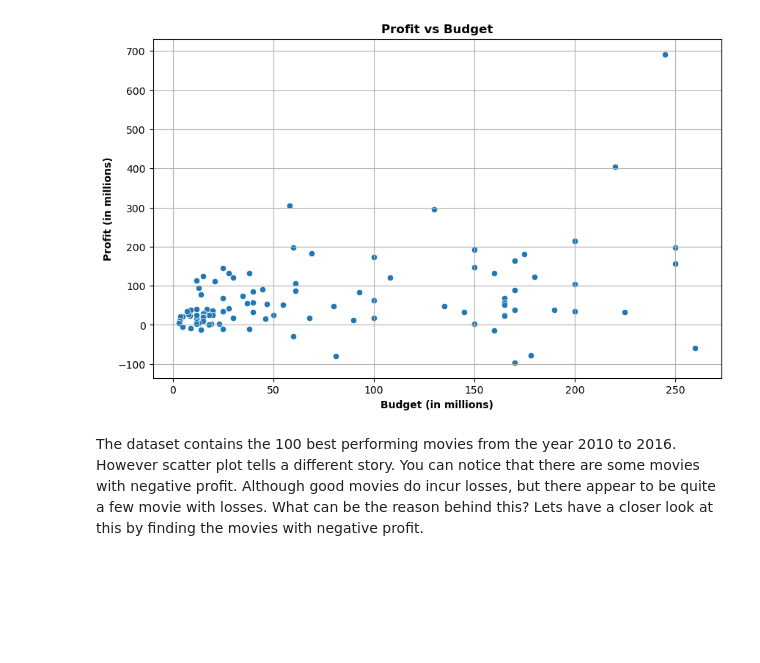
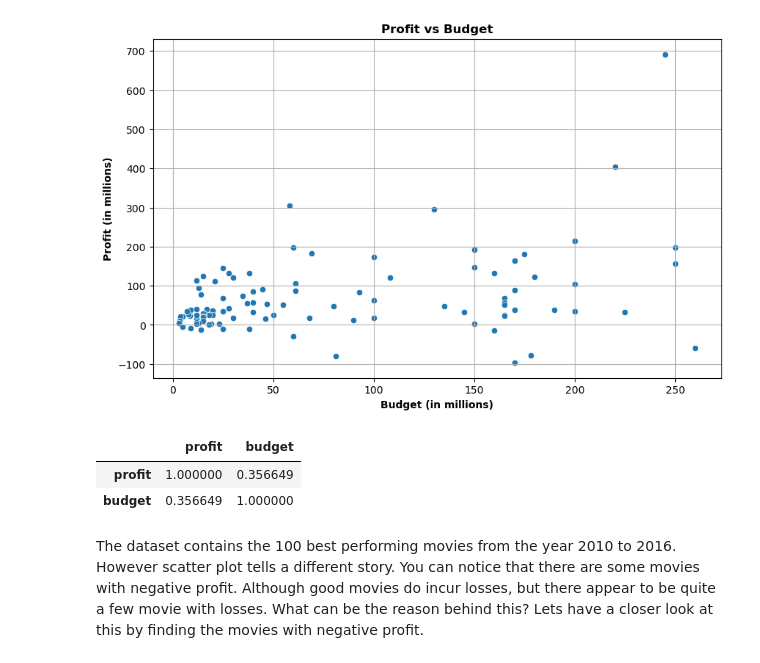
Before and after one commit to khaiwalVikrant/ai_ml_practice, a Jupyter notebook: Visualization_movie_data/IMDb_EDA.ipynb, the cells around one changed output. Cells and saved outputs as stored; diff of their text form; code cells hidden in the pictures; blank space fills up the shorter version.

```diff
--- a/Visualization_movie_data/IMDb_EDA.ipynb
+++ b/Visualization_movie_data/IMDb_EDA.ipynb
@@ -191,6 +191,12 @@ ax = sns.scatterplot(x='budget', y='profit', data=movies)
 ax.grid(True)
 # %% [output]
 [figure]
+# %%
+movies[['profit', 'budget']].corr()
+# %% [output]
+|  | profit | budget |
+| profit | 1.000000 | 0.356649 |
+| budget | 0.356649 | 1.000000 |
 # %% [markdown]
 The dataset contains the 100 best performing movies from the year 2010 to 2016. However scatter plot tells a different story. You can notice that there are some movies with negative profit. Although good movies do incur losses, but there appear to be quite a few movie with losses. What can be the reason behind this? Lets have a closer look at this by finding the movies with negative profit.
 # %%
```
Also changed, not shown: parts of 4 cells of this notebook.
